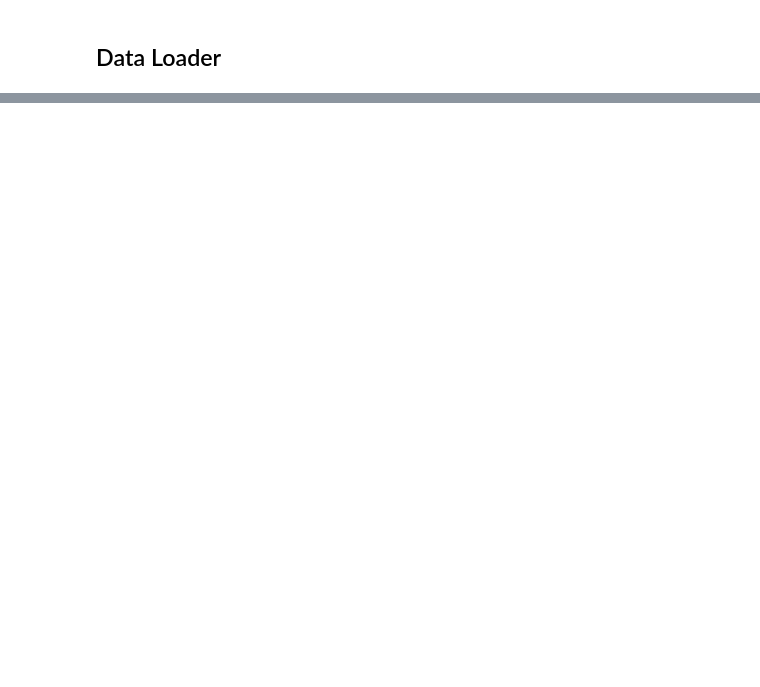
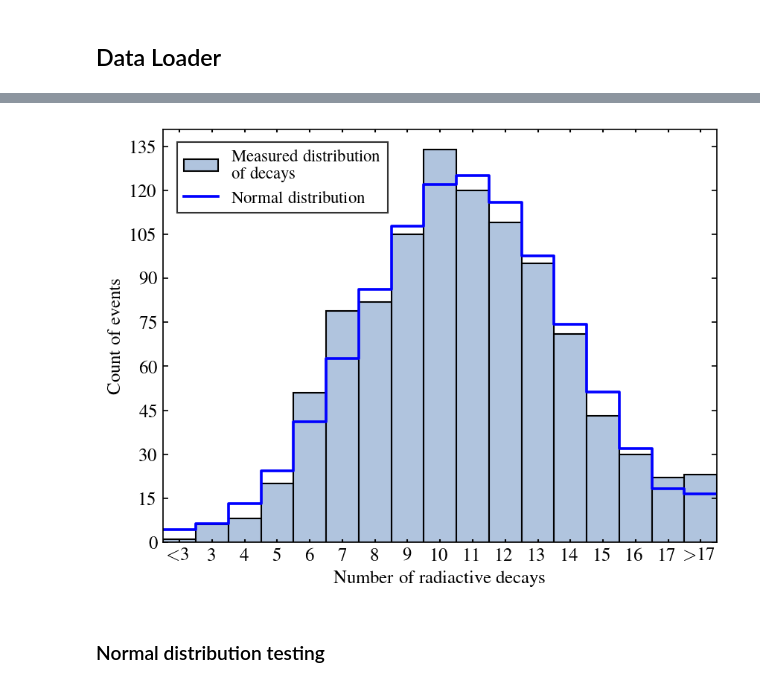
Before and after one commit to dantona02/C2lab, a Jupyter notebook: C46.ipynb, the cells around one changed output, grey strips where cells are left out. Drawn from its saved outputs; the diff is of its cells as text; code cells hidden in the pictures; blank space fills up the shorter version.

Commit message:
Finished chi2 testing on 10s gate time

```diff
--- a/C46.ipynb
+++ b/C46.ipynb
@@ -35,0 +105,6 @@ np.mean([min(voltage[:,0][7:]), max(voltage[:,0][7:])])
+# %%
+bins, counts = np.unique(events[:,2], return_counts=True)
+combined_counts = np.sum(counts[-3:])
+new_bins = np.delete(bins, (-1,-2), axis=0)
+new_counts = np.delete(counts, (-1,-2), axis=0)
+new_counts[-1] = combined_counts
@@ -35,0 +149,14 @@ np.mean([min(voltage[:,0][7:]), max(voltage[:,0][7:])])
+# %%
+pdf_counts = norm.pdf(x, lam, std_dev) * np.sum(counts)
+
+combined_pdf_rigth = np.sum(pdf_counts[-12:])
+combined_pdf_left = np.sum(pdf_counts[:3])
+
+new_pdf = np.delete(pdf_counts, np.arange(len(x)-11, len(x)), axis=0)
+new_pdf = np.delete(new_pdf, (0,1), axis=0)
+
+new_pdf[-1] = combined_pdf_rigth
+new_pdf[0] = combined_pdf_left
+
+new_pdf = np.append(new_pdf, new_pdf[-1]) #parameter 2
+new_pdf = np.concatenate(([new_pdf[0]], new_pdf))
@@ -35,0 +219,56 @@ np.mean([min(voltage[:,0][7:]), max(voltage[:,0][7:])])
+# %%
+fig, ax = plt.subplots(dpi=150)
+
+plt.rcParams["font.family"] = "times"
+plt.rcParams["text.usetex"] = True
+
+bin_list = [r'$\small{<}3$','3','4','5','6','7','8','9','10','11','12','13','14','15','16','17',r'$\small{>}17$']
+bins_widths = 1
+
+ax.bar(new_bins, new_counts,
+       width=bins_widths,
+       alpha=1,
+       edgecolor='black',
+       facecolor='lightsteelblue',
+       label='Measured distribution\n of decays')
+
+# ax.bar(new_x, new_pmf,
+#        width=bins_widths,
+#        alpha=.5,
+#        edgecolor='black',
+#        facecolor='red')
+ax.step(new_x, new_pdf,
+        where='mid', c='blue',
+        linestyle='-', linewidth=1.75,
+        label='Normal distribution')
+
+ax.set_xlim(1.5, 18.5)
+ax.set_xticks(np.arange(2,19,1))
+ax.set_xticklabels(bin_list)
+ax.set_ylabel('Count of events', fontsize=12)
+ax.set_xlabel('Number of radiactive decays', fontsize=12)
+# ax.xaxis.set_minor_locator(AutoMinorLocator(2))
+# ax.yaxis.set_minor_locator(AutoMinorLocator(2))
+# ax.xaxis.set_major_locator(MaxNLocator(integer=True))
+# ax.set_xticks(range(1,21))
+ax.yaxis.set_major_locator(MaxNLocator(integer=True))
+ax.tick_params(axis='x', which='both',direction='in', labelsize=12, width=1, length=2, bottom=True, top=True)
+ax.tick_params(axis='y', which='both',direction='in', labelsize=12, left=True, right=True)
+
+handles, labels = plt.gca().get_legend_handles_labels()
+order = [1,0]
+
+plt.legend([handles[idx] for idx in order],
+        [labels[idx] for idx in order],
+        loc="upper left",
+        bbox_to_anchor=(0.01, 0.99),
+        fancybox=False,
+        edgecolor='black',
+        fontsize=11)
+plt.show()
+
+# fig.savefig('/Users/danielmiksch/Library/CloudStorage/OneDrive-Persönlich/Uni/C-Praktikum/C46/Plots/normal10s.pdf')
+# %% [output]
+[figure, added]
+# %% [markdown]
+### Normal distribution testing
```
Also changed, not shown: parts of 24 cells of this notebook.
